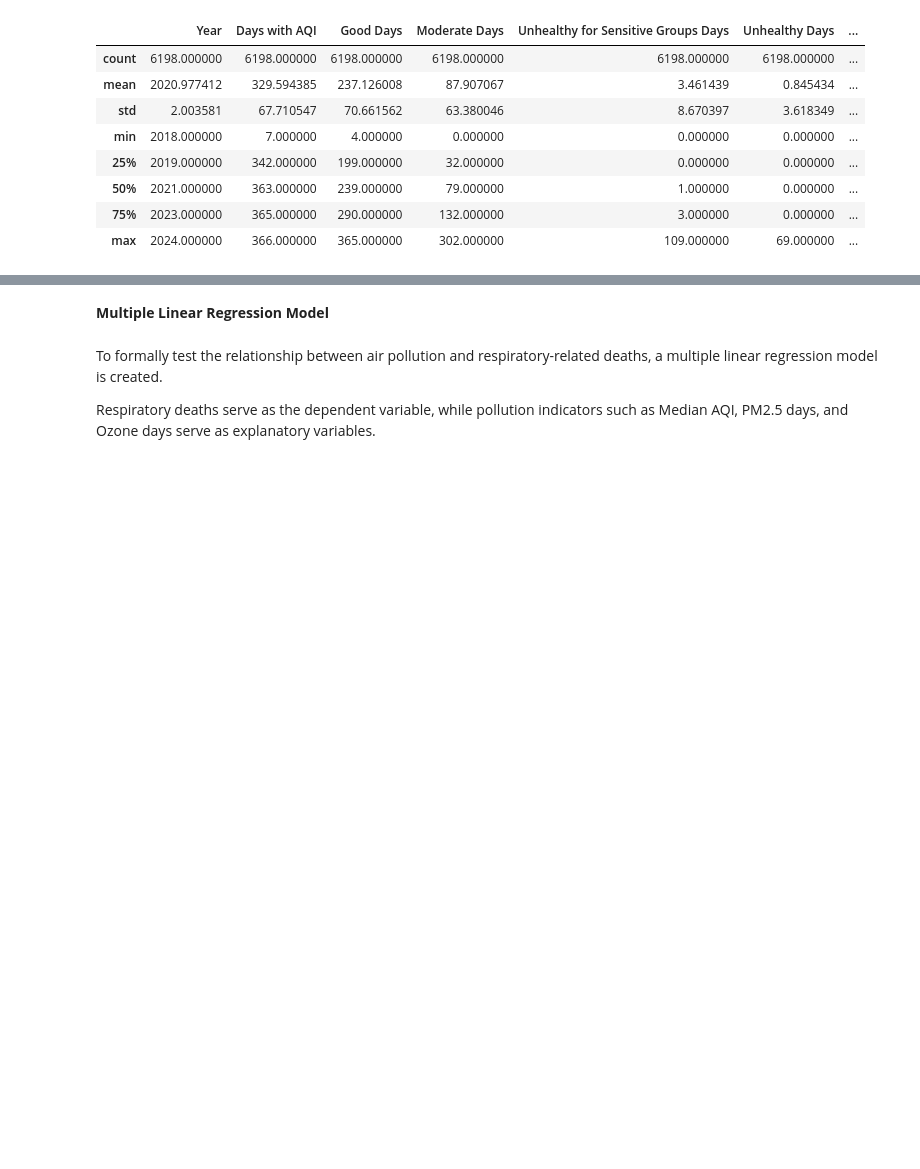
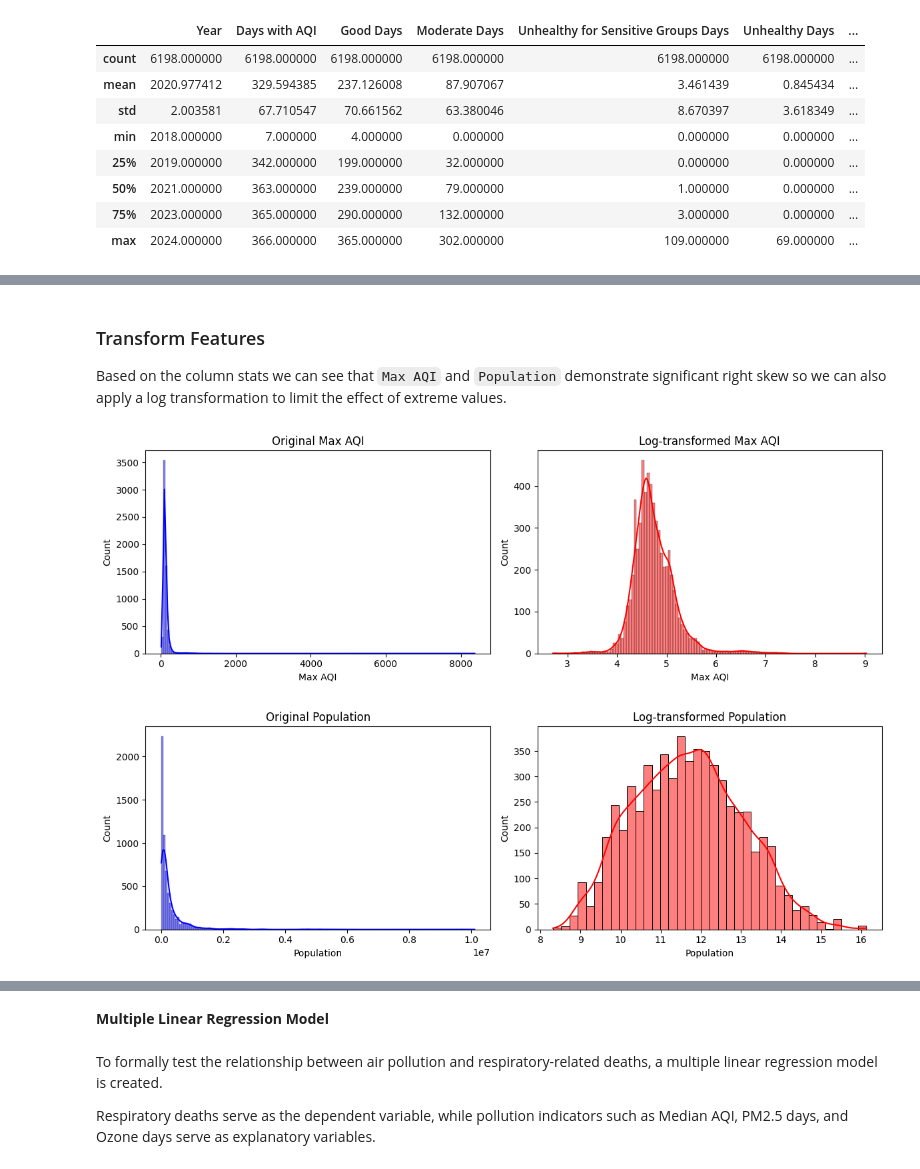
Before and after one commit to yunaxin/air-quality-health-analysis, a Jupyter notebook: analysis.ipynb, the cells around one changed output, grey strips where cells are left out. Cells and saved outputs as stored; diff of their text form; code cells hidden in the pictures; blank space fills up the shorter version.

```diff
--- a/analysis.ipynb
+++ b/analysis.ipynb
@@ -44,0 +92,25 @@ df.describe()
+# %% [markdown]
+### Transform Features
+Based on the column stats we can see that `Max AQI` and `Population` demonstrate significant right skew so we can also apply a log transformation to limit the effect of extreme values.
+# %%
+covariates = ["Max AQI", "Population"]
+
+for col in covariates:
+    fig, axes = plt.subplots(1, 2, figsize=(12, 4))
+
+    # Original distribution
+    sns.histplot(df[col], kde=True, ax=axes[0], color='blue')
+    axes[0].set_title(f"Original {col}")
+
+    # Log transform
+    df[col] = np.log1p(df[col])
+
+    # Log transformed distribution
+    sns.histplot(df[col], kde=True, ax=axes[1], color='red')
+    axes[1].set_title(f"Log-transformed {col}")
+
+    plt.tight_layout()
+    plt.show()
+# %% [output]
+[figure, added]
+[figure, added]
```
Also changed, not shown: parts of 35 cells of this notebook, 1 other file.
